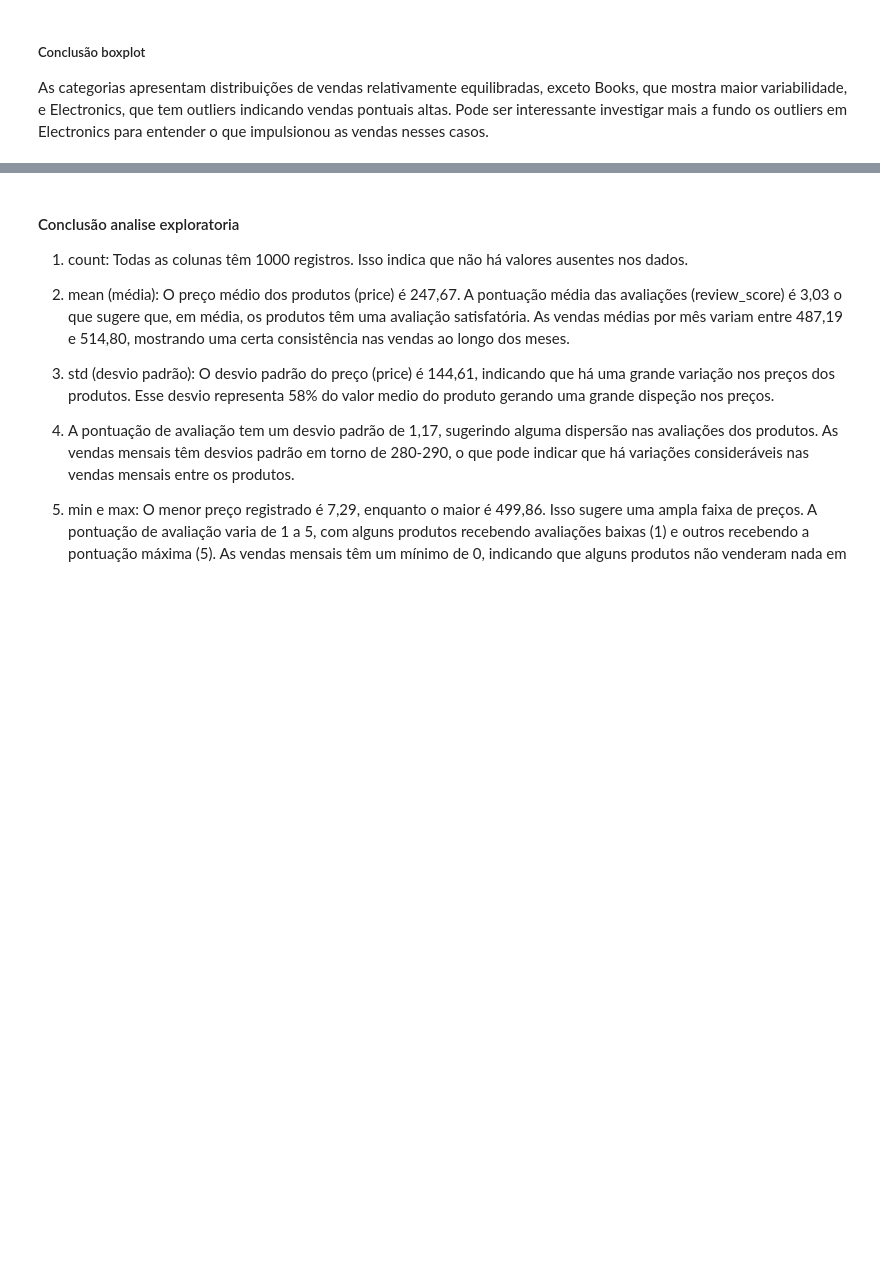
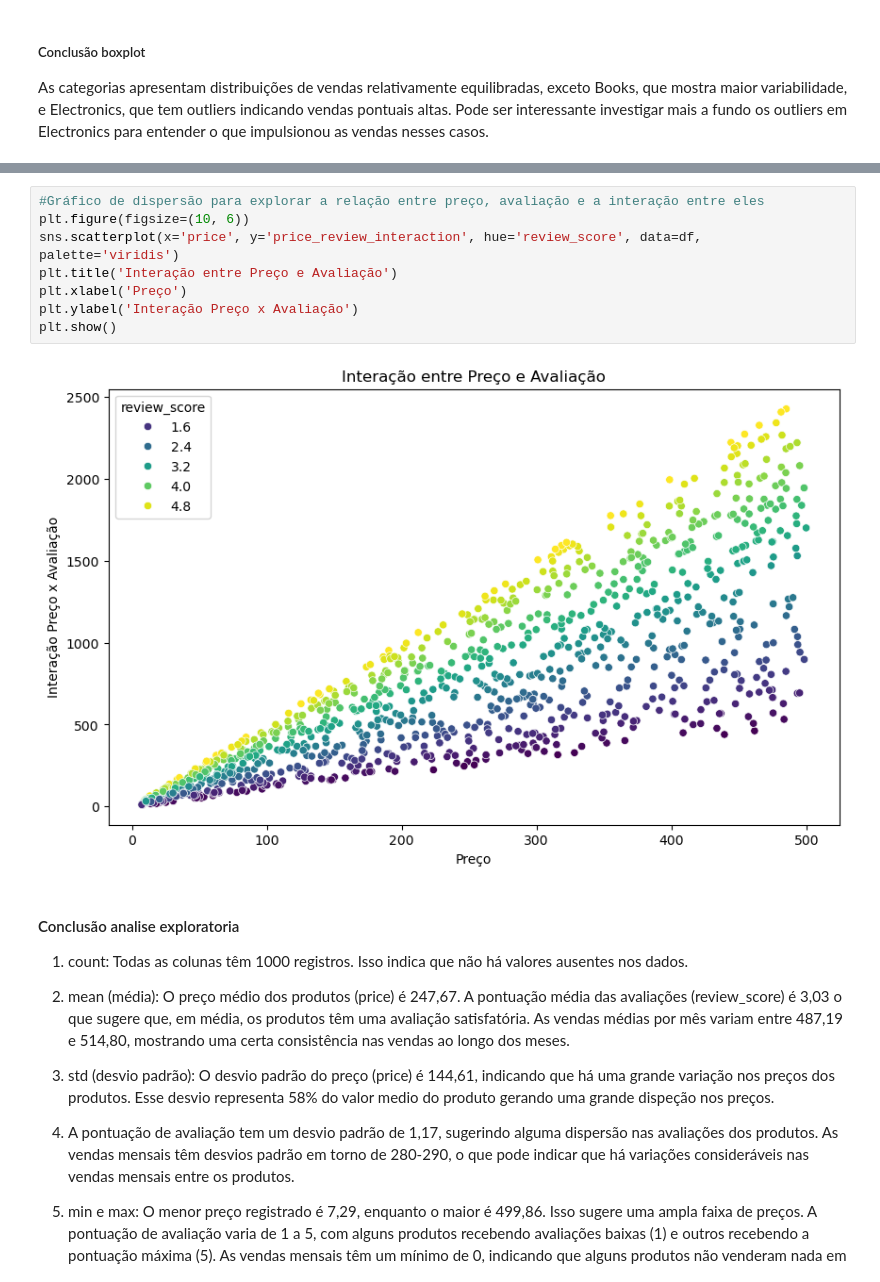
Before and after one commit to JONATHAN-ALMEIDA-MESQUITA/E-commerce_sales_analysis, a Jupyter notebook: Notebook/Analise_de_vendas_de_e-comerce.ipynb, the cells around one changed output, grey strips where cells are left out. Saved outputs shown, nothing was run; the diff lists cells and outputs as text; blank space fills up the shorter version.

```diff
--- a/Notebook/Analise_de_vendas_de_e-comerce.ipynb
+++ b/Notebook/Analise_de_vendas_de_e-comerce.ipynb
@@ -201,3 +270,13 @@ Pode ser interessante investigar mais a fundo os outliers em Electronics para en
+# %%
+#Gráfico de dispersão para explorar a relação entre preço, avaliação e a interação entre eles
+plt.figure(figsize=(10, 6))
+sns.scatterplot(x='price', y='price_review_interaction', hue='review_score', data=df, palette='viridis')
+plt.title('Interação entre Preço e Avaliação')
+plt.xlabel('Preço')
+plt.ylabel('Interação Preço x Avaliação')
+plt.show()
+# %% [output]
+[figure, added]
 # %% [markdown]
 #### Conclusão analise exploratoria
 
```
Also changed, not shown: parts of 11 cells of this notebook, 1 other file.
